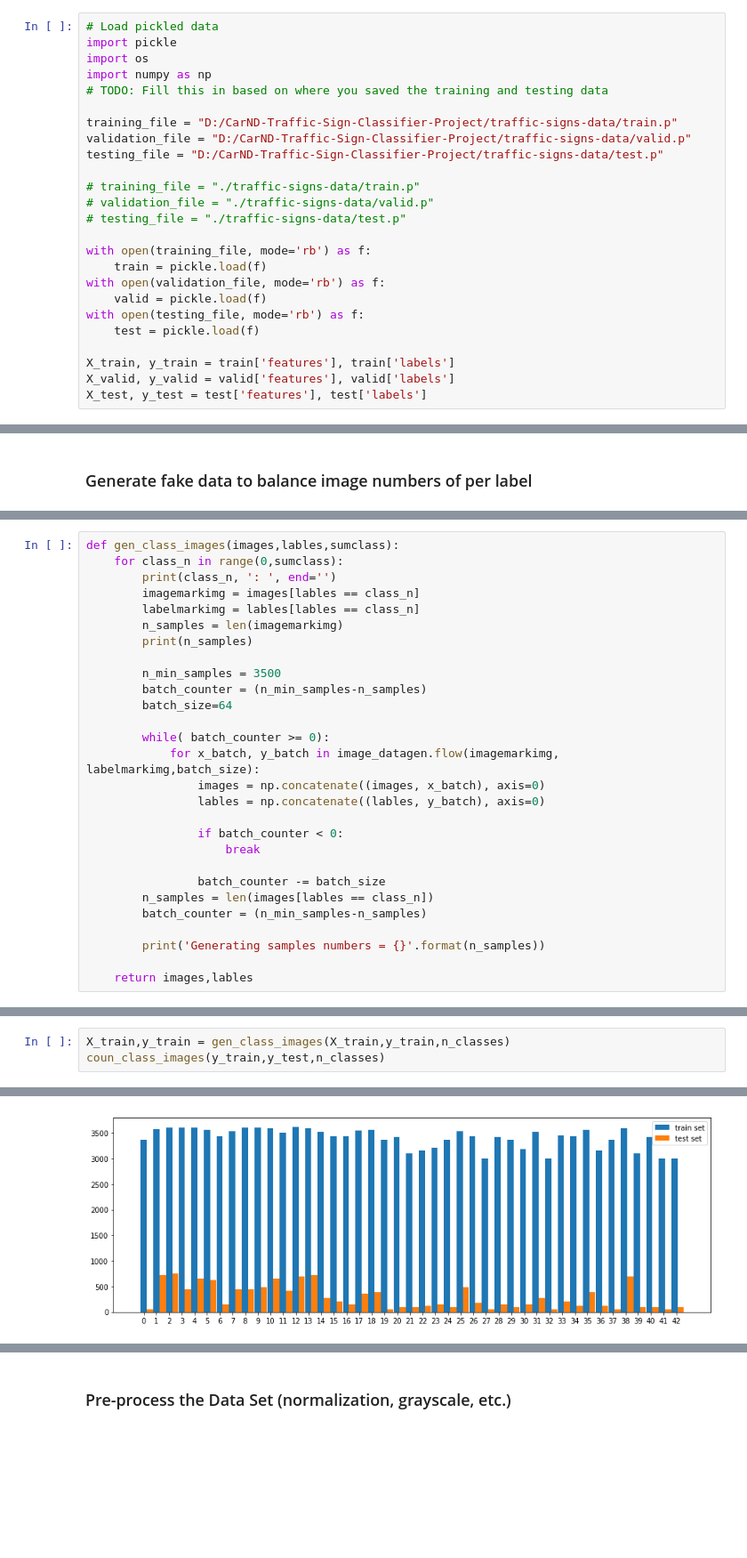
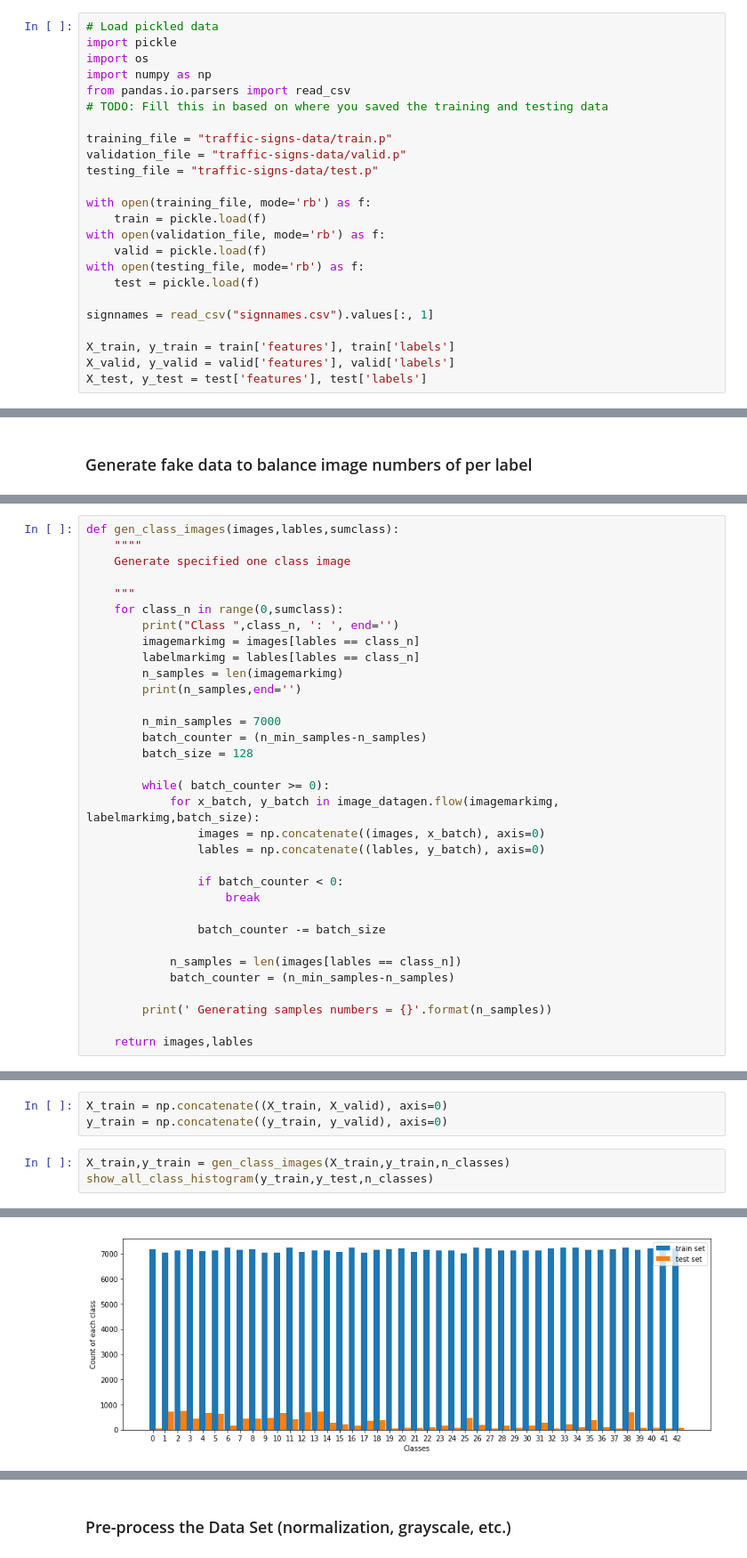
Before and after one commit to HairanWu/CarND-Traffic-Sign-Classifier-Project, a Jupyter notebook: Traffic_Sign_Classifier.ipynb, the cells around one changed output, grey strips where cells are left out. Shown at 89% size. Saved outputs shown, nothing was run; the diff lists cells and outputs as text; blank space fills up the shorter version.

```diff
--- a/Traffic_Sign_Classifier.ipynb
+++ b/Traffic_Sign_Classifier.ipynb
@@ -24,15 +24,12 @@ The [rubric](https://review.udacity.com/#!/rubrics/481/view) contains "Stand Out
 import pickle
 import os
 import numpy as np
+from pandas.io.parsers import read_csv
 # TODO: Fill this in based on where you saved the training and testing data
 
-training_file = "D:/CarND-Traffic-Sign-Classifier-Project/traffic-signs-data/train.p"
-validation_file = "D:/CarND-Traffic-Sign-Classifier-Project/traffic-signs-data/valid.p"
-testing_file = "D:/CarND-Traffic-Sign-Classifier-Project/traffic-signs-data/test.p"
-
-# training_file = "./traffic-signs-data/train.p"
-# validation_file = "./traffic-signs-data/valid.p"
-# testing_file = "./traffic-signs-data/test.p"
+training_file = "traffic-signs-data/train.p"
+validation_file = "traffic-signs-data/valid.p"
+testing_file = "traffic-signs-data/test.p"
 
 with open(training_file, mode='rb') as f:
     train = pickle.load(f)
@@ -41,6 +38,8 @@ with open(validation_file, mode='rb') as f:
 with open(testing_file, mode='rb') as f:
     test = pickle.load(f)
 
+signnames = read_csv("signnames.csv").values[:, 1]
+
 X_train, y_train = train['features'], train['labels']
 X_valid, y_valid = valid['features'], valid['labels']
 X_test, y_test = test['features'], test['labels']
@@ -273,15 +452,19 @@ Generating of RGB image (class = 21)
 # %%
 def gen_class_images(images,lables,sumclass):
+    """"
+    Generate specified one class image
+
+    """
     for class_n in range(0,sumclass):
-        print(class_n, ': ', end='')
+        print("Class ",class_n, ': ', end='')
         imagemarkimg = images[lables == class_n]
         labelmarkimg = lables[lables == class_n]
         n_samples = len(imagemarkimg)
-        print(n_samples)
+        print(n_samples,end='')
 
-        n_min_samples = 3500
+        n_min_samples = 7000
         batch_counter = (n_min_samples-n_samples)
-        batch_size=64
+        batch_size = 128
 
         while( batch_counter >= 0):
             for x_batch, y_batch in image_datagen.flow(imagemarkimg, labelmarkimg,batch_size):
@@ -292,10 +475,11 @@ def gen_class_images(images,lables,sumclass):
                     break
 
                 batch_counter -= batch_size
-        n_samples = len(images[lables == class_n])
-        batch_counter = (n_min_samples-n_samples)
 
-        print('Generating samples numbers = {}'.format(n_samples))
+            n_samples = len(images[lables == class_n])
+            batch_counter = (n_min_samples-n_samples)
+
+        print(' Generating samples numbers = {}'.format(n_samples))
 
     return images,lables
 # %%
@@ -334,4 +523,7 @@ def gen_illum_class_images(images,lables,sumclass):
+# %%
+X_train = np.concatenate((X_train, X_valid), axis=0)
+y_train = np.concatenate((y_train, y_valid), axis=0)
 # %%
 X_train,y_train = gen_class_images(X_train,y_train,n_classes)
-coun_class_images(y_train,y_test,n_classes)
+show_all_class_histogram(y_train,y_test,n_classes)
 # %% [output]
@@ -355 +547 @@ Generating samples numbers = 3004
-[figure, old version]
+[figure, new version]
```
Also changed, not shown: parts of 41 cells of this notebook.
